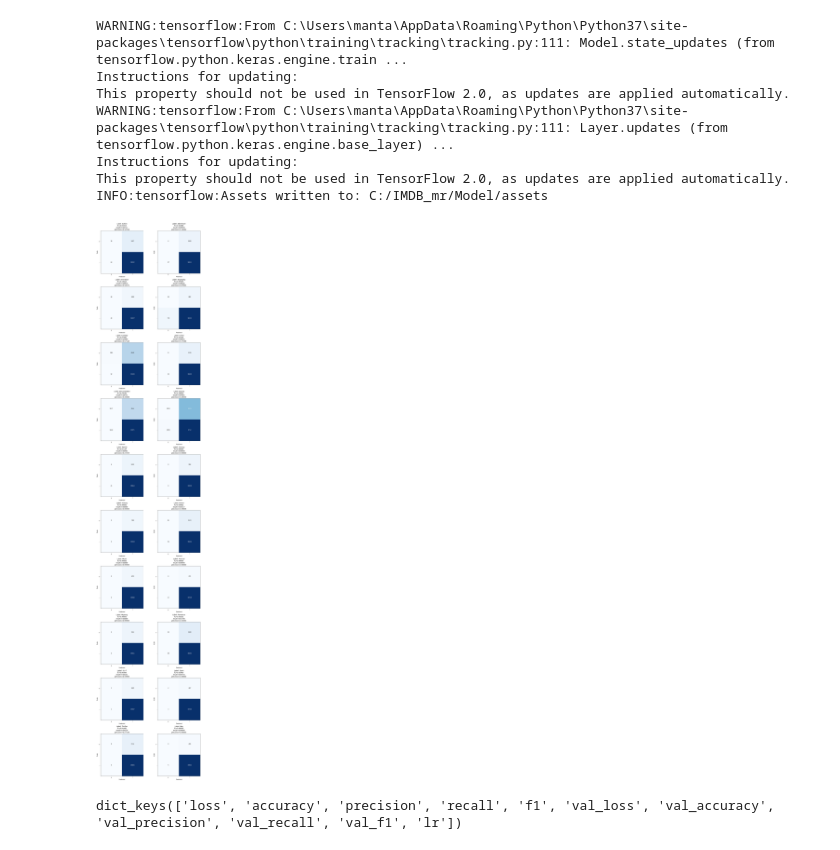
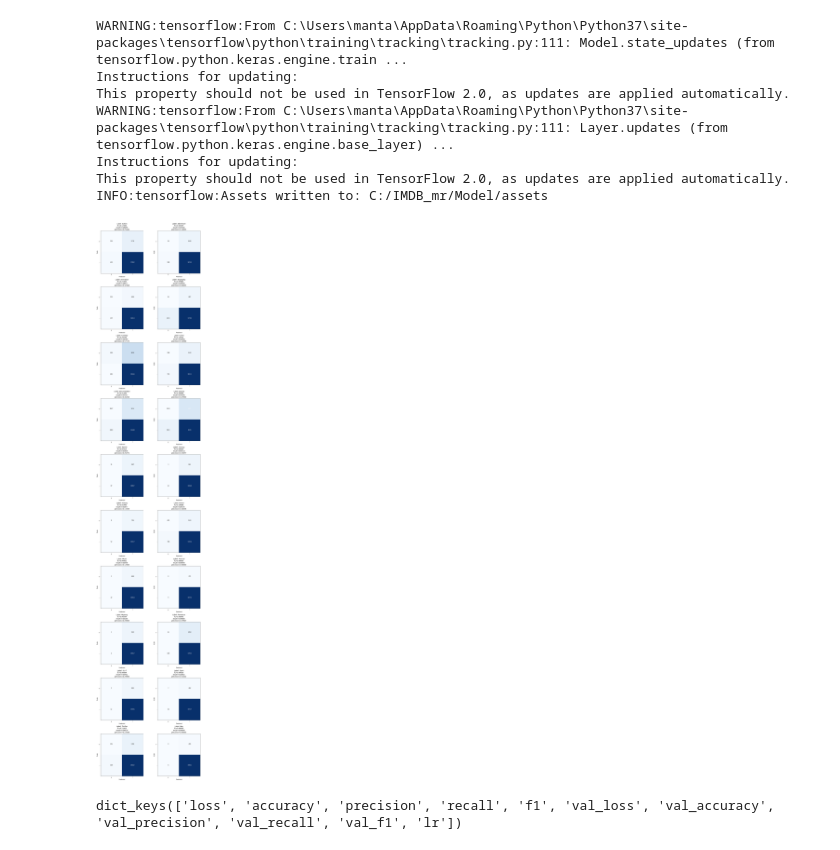
Before and after one commit to geovog/Judge_a_movie_by_its_cover, a Jupyter notebook: Cnn-LSTMT_models.ipynb, the cells around one changed output. Cells and saved outputs as stored; diff of their text form; code cells hidden in the pictures.

```diff
--- a/Cnn-LSTMT_models.ipynb
+++ b/Cnn-LSTMT_models.ipynb
@@ -483,17 +494,17 @@ INFO:tensorflow:Assets written to: C:/IMDB_mr/Model/assets
 # %%
 img_iter_test.reset()
 label_id_to_class = {v: k for k, v in img_iter_train.class_indices.items()}
 
 nr_batches = img_iter_test.n
 
-threshold = 0.5
+threshold = 0.4
 
 img_iter_test_0, img_iter_test_1 = itertools.tee(img_iter_test, 2)
 y_true = np.vstack(next(img_iter_test_0)[1] for _ in range(nr_batches)).astype('int')
 y_pred = (pred > threshold).astype('int')
 plot_multilabel_confusion_matrix(y_true, y_pred, label_id_to_class, save_plot=False)
 # %% [output]
-[figure, old version]
+[figure, new version]
 # %%
 print(history.history.keys())
 # %% [output]
```
Also changed, not shown: parts of 14 cells of this notebook.
